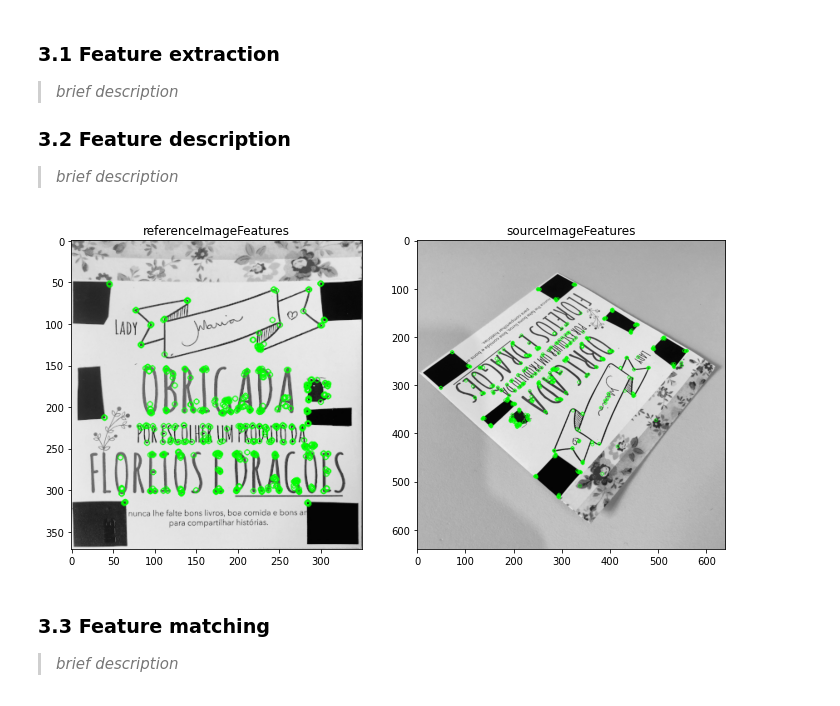
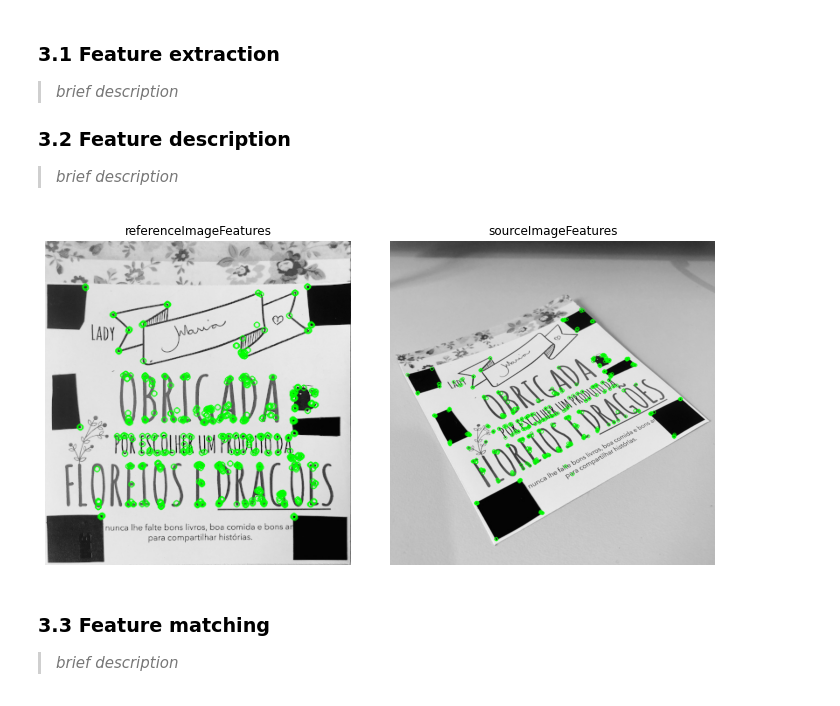
Before and after one commit to mafda/augmented_reality_101, a Jupyter notebook: src/AR_python_opencv.ipynb, the cells around one changed output. Cells and saved outputs as stored; diff of their text form; code cells hidden in the pictures.

```diff
--- a/src/AR_python_opencv.ipynb
+++ b/src/AR_python_opencv.ipynb
@@ -33,7 +33,7 @@ import matplotlib.pyplot as plt
 Load the reference image and convert to gray scale.
 # %%
 # Load reference image and convert it to gray scale
-referenceImage = cv2.imread('../../img/referenceImage.jpg', 0)
+referenceImage = cv2.imread('../img/referenceImage.jpg', 0)
 
 # Show image
 plt.imshow(referenceImage, cmap='gray')
@@ -46,7 +46,7 @@ plt.show()
 Load the source image and convert to gray scale
 # %%
 # Load the source image and convert it to gray scale
-sourceImage = cv2.imread('../../img/sourceImage_03.jpg', 0)
+sourceImage = cv2.imread('../img/sourceImage_04.jpg', 0)
 
 # Show image
 plt.imshow(sourceImage, cmap='gray')
@@ -74,34 +74,36 @@ Feature based recognition method. This kind of methods, consist in three main st
 # Initiate ORB detector
 orb = cv2.ORB_create()
 
 # find the keypoints with ORB
 referenceImagePts = orb.detect(referenceImage, None)
 sourceImagePts = orb.detect(sourceImage, None)
 
 
 # compute the descriptors with ORB
 referenceImagePts, referenceImageDsc = orb.compute(referenceImage, referenceImagePts)
 sourceImagePts, sourceImageDsc = orb.compute(sourceImage, sourceImagePts)
 
 #  Paint the key points over the original image
 referenceImageFeatures = cv2.drawKeypoints(referenceImage, referenceImagePts,
                                            referenceImage, color=(0,255,0), flags=0)
 sourceImageFeatures = cv2.drawKeypoints(sourceImage, sourceImagePts,
                                            sourceImage, color=(0,255,0), flags=0)
 
 
 # Show image
 plt.figure(figsize=(10, 5))
 plt.subplot(1, 2, 1)
+plt.axis("off")
 plt.imshow(referenceImageFeatures, cmap='gray')
 plt.title('referenceImageFeatures')
 plt.subplot(1, 2, 2)
+plt.axis("off")
 plt.imshow(sourceImageFeatures, cmap='gray')
 plt.title('sourceImageFeatures')
 plt.tight_layout()
 plt.show()
 # %% [output]
-[figure, old version]
+[figure, new version]
 # %% [markdown]
 ### 3.3 Feature matching
 
```
Also changed, not shown: parts of 7 cells of this notebook.
